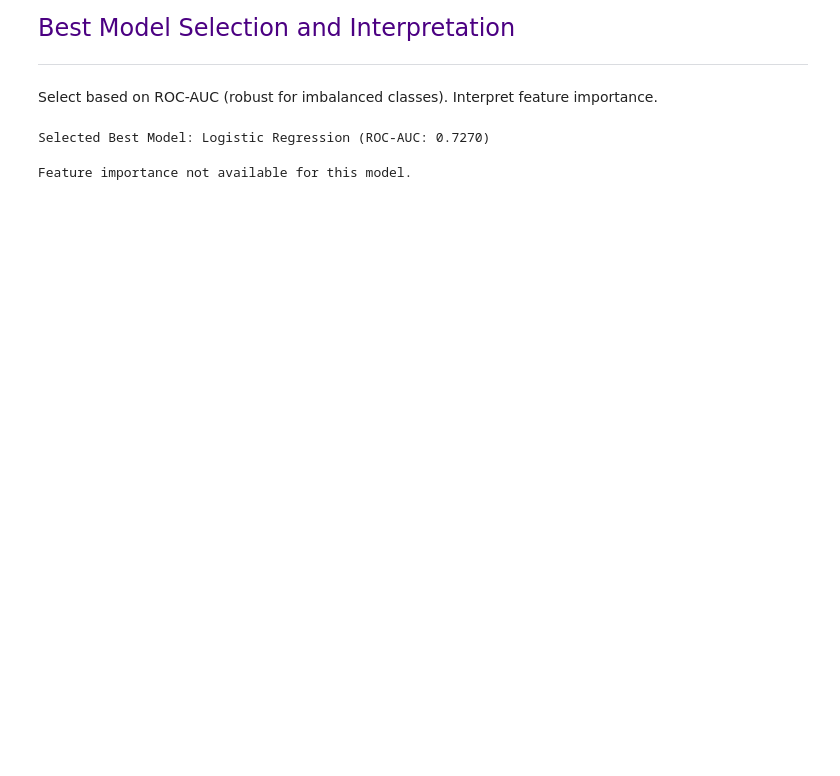
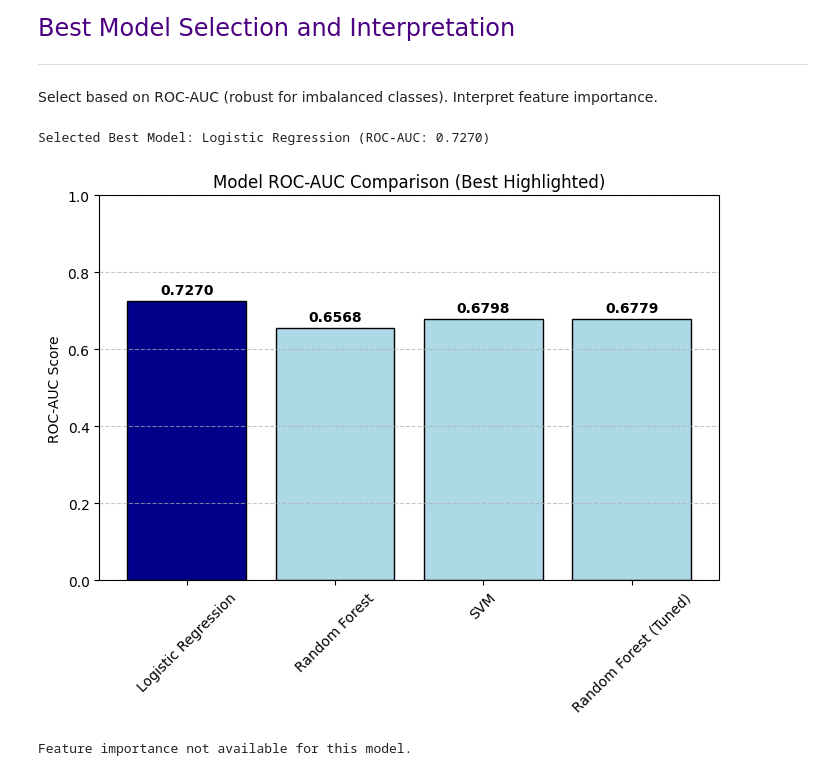
Before and after one commit to Kanakbaghel/Model_Evaluation_and_Tuning, a Jupyter notebook: Project_Notebook.ipynb, the cells around one changed output. Saved outputs shown, nothing was run; the diff lists cells and outputs as text; code cells hidden in the pictures; blank space fills up the shorter version.

```diff
--- a/Project_Notebook.ipynb
+++ b/Project_Notebook.ipynb
@@ -437,6 +553,25 @@ best_model = best_rf if 'Tuned' in best_model_name else models[best_model_name]
 print(f"Selected Best Model: {best_model_name} (ROC-AUC: {all_results[best_model_name]['roc_auc']:.4f})")
 # %% [output]
 Selected Best Model: Logistic Regression (ROC-AUC: 0.7270)
+# %%
+# Bar Chart: ROC-AUC Comparison Across All Models (Highlight Best)
+model_names = list(all_results.keys())
+roc_aucs = [all_results[name]['roc_auc'] for name in model_names]
+colors = ['lightblue' if name != best_model_name else 'darkblue' for name in model_names]
+
+plt.figure(figsize=(8, 5))
+bars = plt.bar(model_names, roc_aucs, color=colors, edgecolor='black')
+plt.title('Model ROC-AUC Comparison (Best Highlighted)')
+plt.ylabel('ROC-AUC Score')
+plt.ylim(0, 1)
+plt.xticks(rotation=45)
+# Annotate the best
+for bar, auc in zip(bars, roc_aucs):
+    plt.text(bar.get_x() + bar.get_width()/2, bar.get_height() + 0.01, f'{auc:.4f}', ha='center', va='bottom', fontweight='bold')
+plt.grid(axis='y', linestyle='--', alpha=0.7)
+plt.show()
+# %% [output]
+[figure, added]
 # %%
 # Feature Importance (for Random Forest)
 if hasattr(best_model, 'feature_importances_'):
```
Also changed, not shown: parts of 8 cells of this notebook.
